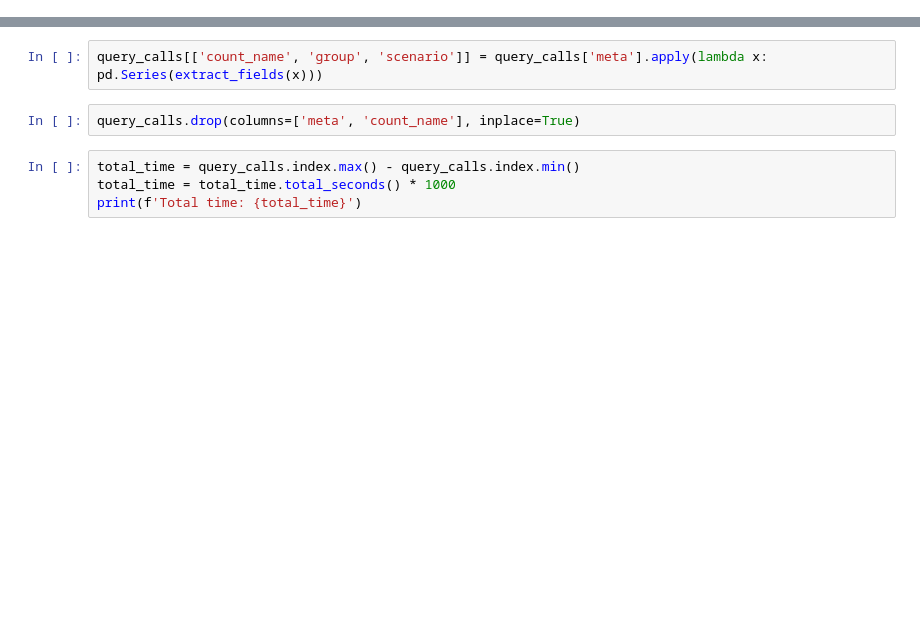
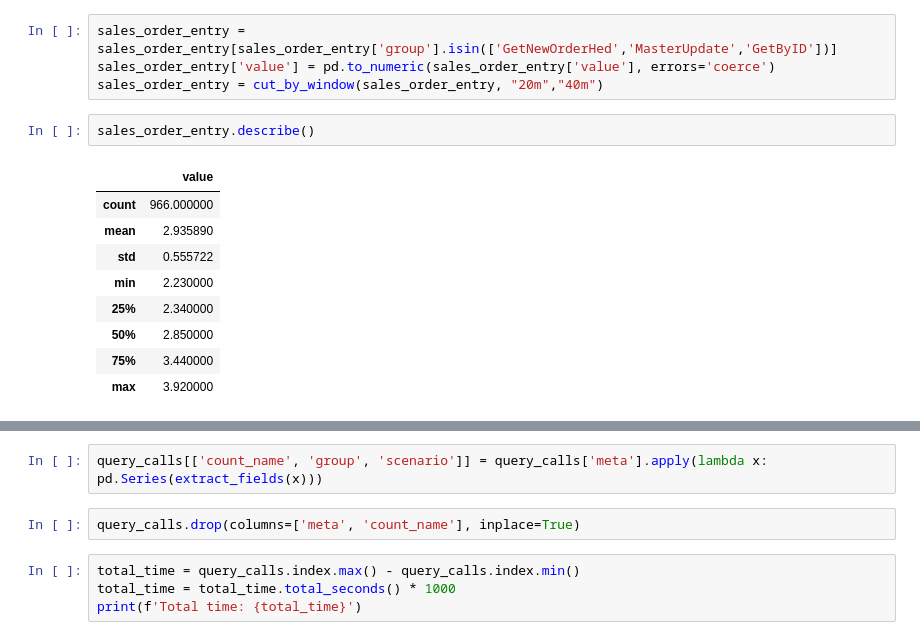
Before and after one commit to epicor-yasuomaidana/metrics-analysis, a Jupyter notebook: Api Call Analyzer.ipynb, the cells around one changed output, grey strips where cells are left out. Cells and saved outputs as stored; diff of their text form; blank space fills up the shorter version.

```diff
--- a/Api Call Analyzer.ipynb
+++ b/Api Call Analyzer.ipynb
@@ -15,0 +90,16 @@ def extract_fields(meta):
+# %%
+sales_order_entry = sales_order_entry[sales_order_entry['group'].isin(['GetNewOrderHed','MasterUpdate','GetByID'])]
+sales_order_entry['value'] = pd.to_numeric(sales_order_entry['value'], errors='coerce')
+sales_order_entry = cut_by_window(sales_order_entry, "20m","40m")
+# %%
+sales_order_entry.describe()
+# %% [output]
+|  | value |
+| count | 966.000000 |
+| mean | 2.935890 |
+| std | 0.555722 |
+| min | 2.230000 |
+| 25% | 2.340000 |
+| 50% | 2.850000 |
+| 75% | 3.440000 |
+| max | 3.920000 |
```
Also changed, not shown: parts of 29 cells of this notebook.
